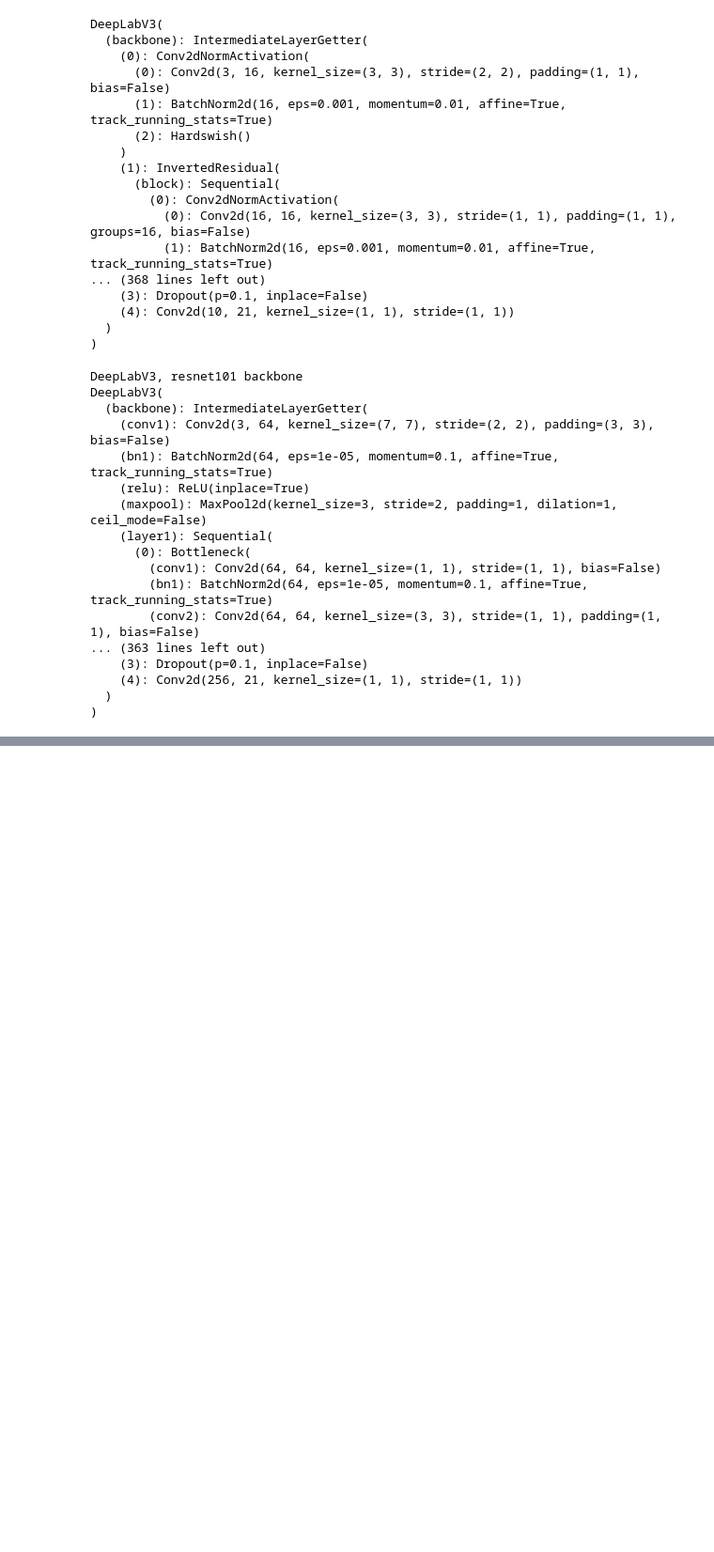
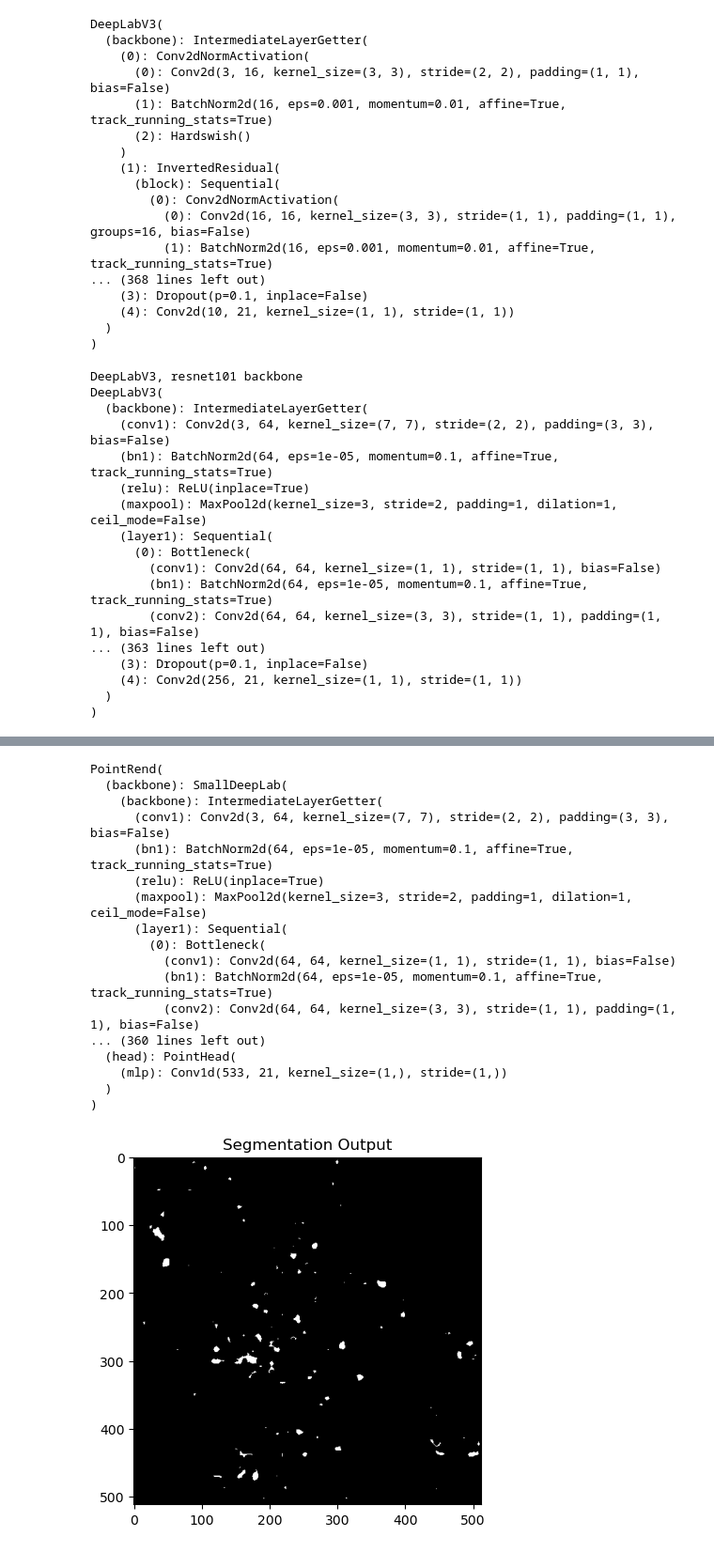
Before and after one commit to sebdaws/Thesis_BodyM, a Jupyter notebook: make_model.ipynb, the cells around one changed output, grey strips where cells are left out. Shown at 94% size. Drawn from its saved outputs; the diff is of its cells as text; code cells hidden in the pictures; blank space fills up the shorter version.

```diff
--- a/make_model.ipynb
+++ b/make_model.ipynb
@@ -75,0 +121,60 @@ RuntimeError: grid_sampler(): expected grid and input to have same batch size, b
+# %%
+from test_pointrend import deeplabv3, PointHead, PointRend
+import torch
+from PIL import Image
+import torch.nn.functional as F
+import torchvision.transforms as T
+import matplotlib.pyplot as plt
+
+def load_image(image_path):
+    image = Image.open(image_path).convert("RGB")
+    transform = T.Compose([
+        T.Resize((512, 512)),
+        T.ToTensor(),
+        T.Normalize(mean=[0.485, 0.456, 0.406], std=[0.229, 0.224, 0.225]),
+    ])
+    return transform(image).unsqueeze(0)
+
+# x = torch.randn(3, 3, 256, 512)
+
+# Path to the image
+image_path1 = 'data/segmentation_dataset/subfolder_1/images/csr0129a_front_view.png'
+image_path2 = 'data/segmentation_dataset/subfolder_1/images/csr0087a_front_view.png'
+
+# Load and preprocess the image
+im1 = load_image(image_path1)
+im2 = load_image(image_path2)
+
+x = torch.cat([im1, im2], dim=0)
+
+net = PointRend(deeplabv3(False), PointHead(in_c=533))
+print(net)
+result = net(x)
+
+pred = F.interpolate(result["coarse"], x.shape[-2:], mode="bilinear", align_corners=True)
+preds = pred.argmax(1)
+
+output_mask = (preds[0] == 16)
+
+plt.imshow(output_mask, cmap='gray')
+plt.title("Segmentation Output")
+plt.show()
+# %% [output]
+PointRend(
+  (backbone): SmallDeepLab(
+    (backbone): IntermediateLayerGetter(
+      (conv1): Conv2d(3, 64, kernel_size=(7, 7), stride=(2, 2), padding=(3, 3), bias=False)
+      (bn1): BatchNorm2d(64, eps=1e-05, momentum=0.1, affine=True, track_running_stats=True)
+      (relu): ReLU(inplace=True)
+      (maxpool): MaxPool2d(kernel_size=3, stride=2, padding=1, dilation=1, ceil_mode=False)
+      (layer1): Sequential(
+        (0): Bottleneck(
+          (conv1): Conv2d(64, 64, kernel_size=(1, 1), stride=(1, 1), bias=False)
+          (bn1): BatchNorm2d(64, eps=1e-05, momentum=0.1, affine=True, track_running_stats=True)
+          (conv2): Conv2d(64, 64, kernel_size=(3, 3), stride=(1, 1), padding=(1, 1), bias=False)
+... (360 lines left out)
+  (head): PointHead(
+    (mlp): Conv1d(533, 21, kernel_size=(1,), stride=(1,))
+  )
+)
+[figure, added]
```
Also changed, not shown: parts of 2 cells of this notebook, 16 other files.
